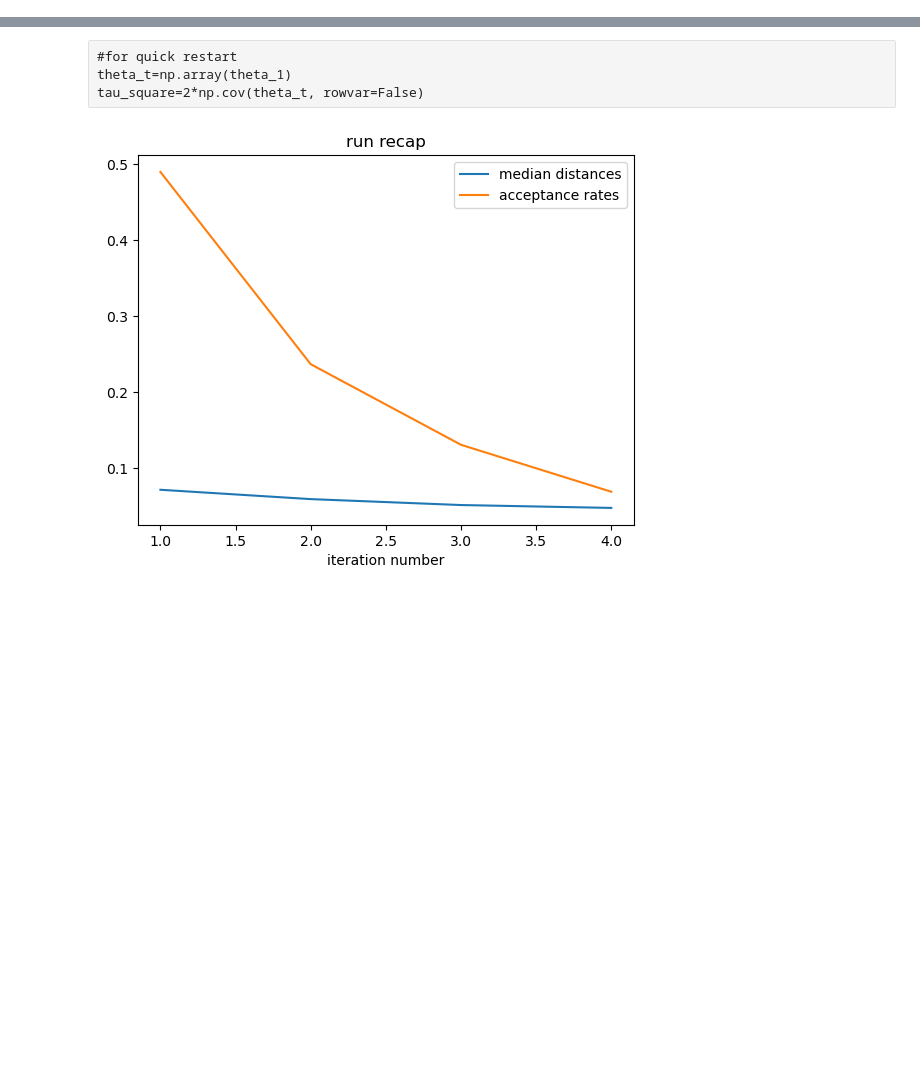
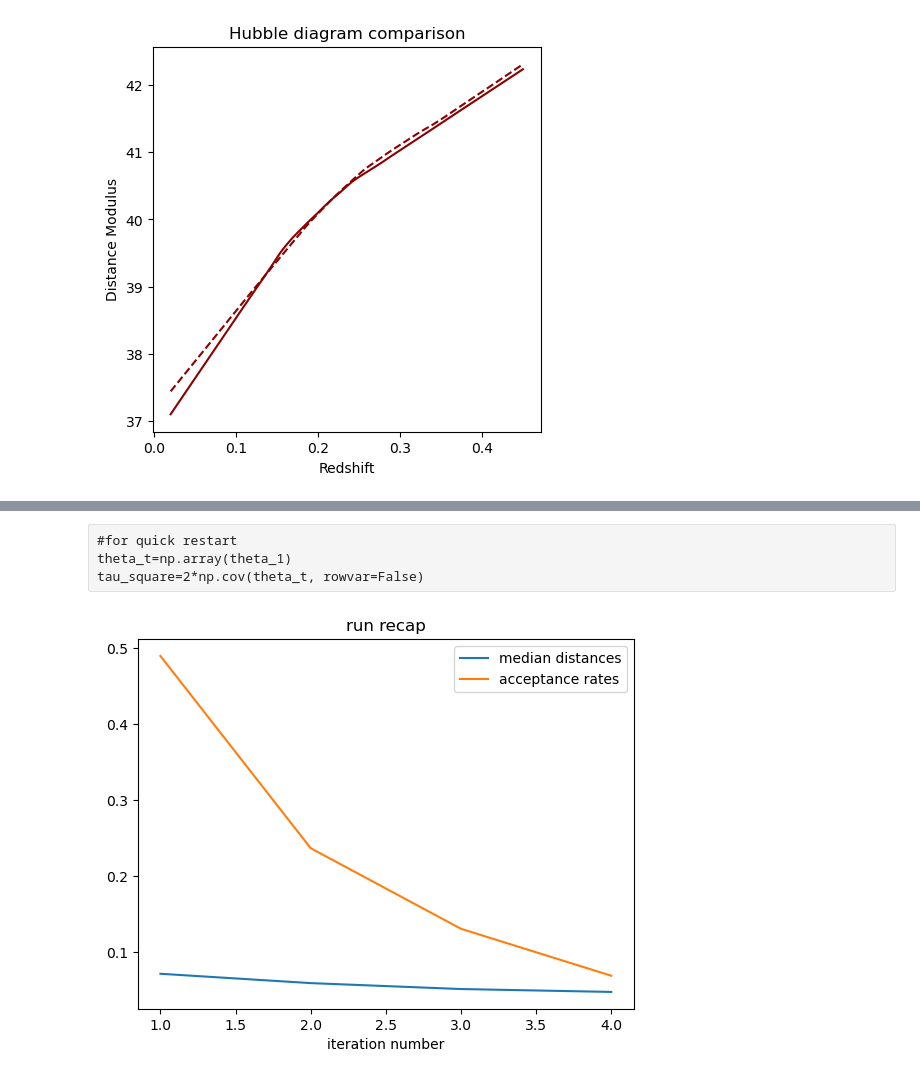
Before and after one commit to margherita-lera/SMC-ABC-for-Supernovae-Ia, a Jupyter notebook: abc_out.ipynb, the cells around one changed output, grey strips where cells are left out. Saved outputs shown, nothing was run; the diff lists cells and outputs as text; code cells hidden in the pictures; blank space fills up the shorter version.

```diff
--- a/abc_out.ipynb
+++ b/abc_out.ipynb
@@ -33 +34,14 @@ plt.show()
+# %%
+
+
+plt.figure(figsize=(5,5))
+plt.plot(z_data,mu_data,c='darkred',ls='dashed')
+plt.plot(z_sim,mu_sim,c='darkred')
+
+plt.title('Hubble diagram comparison')
+plt.xlabel('Redshift')
+plt.ylabel('Distance Modulus')
+plt.show()
+# %% [output]
+[figure, added]
 # %%
```
Also changed, not shown: parts of 4 cells of this notebook, 2 other files.
